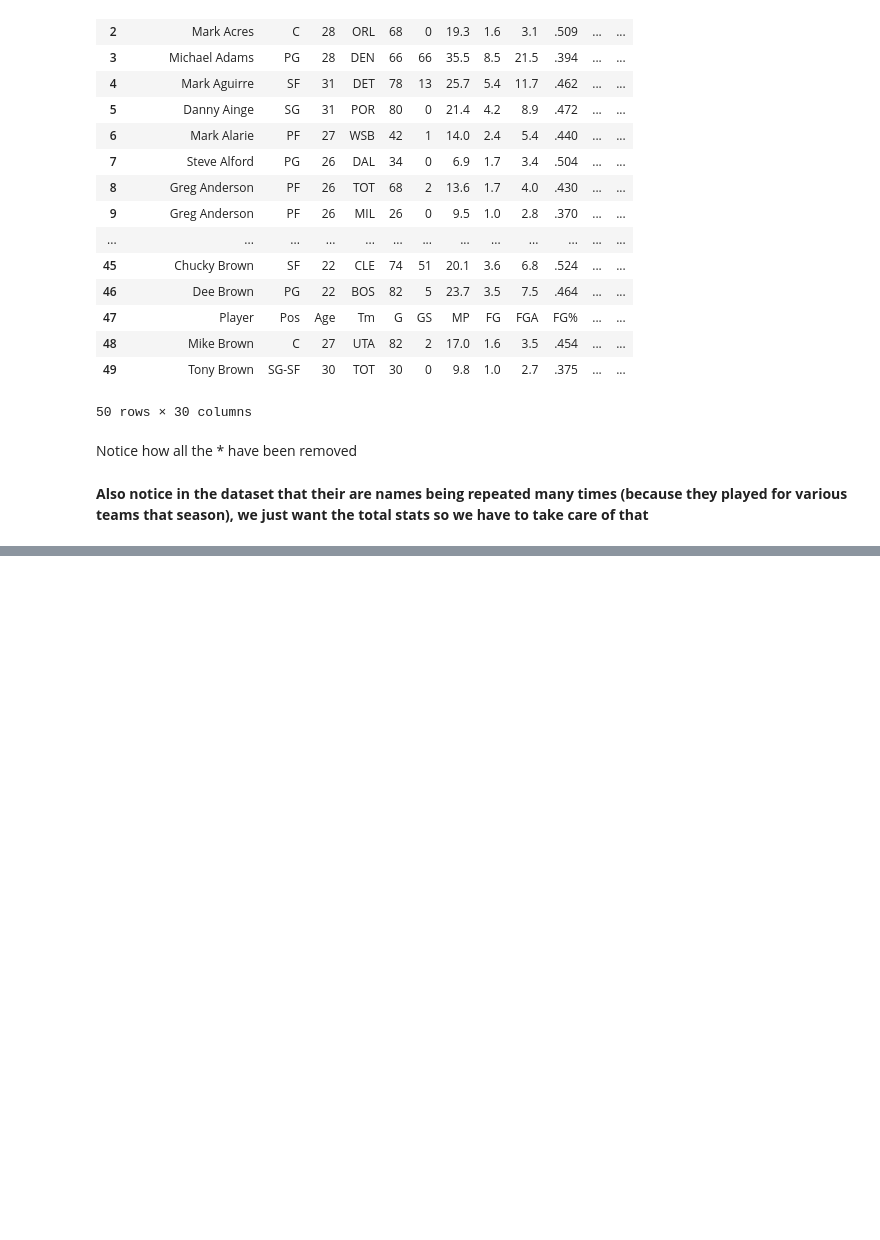
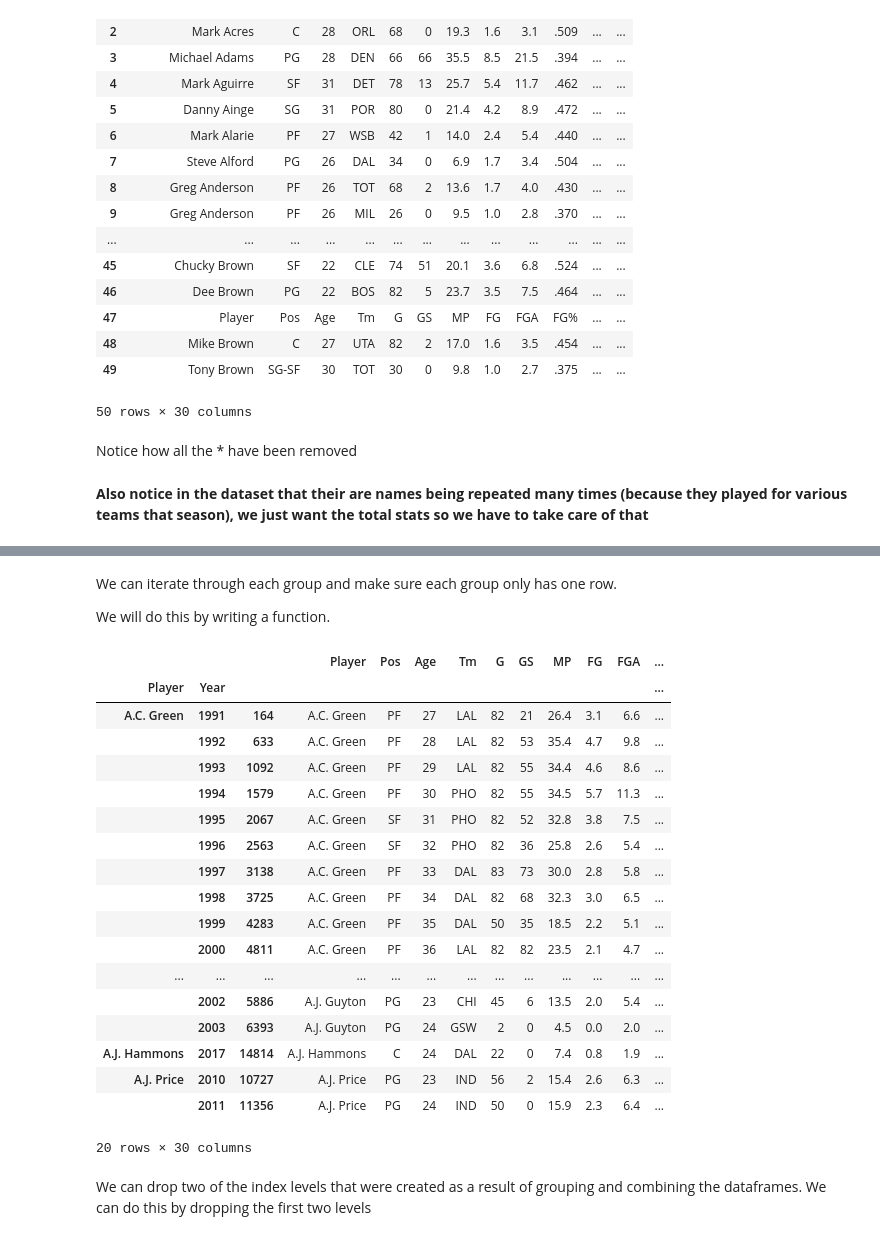
Before and after one commit to RoosterMonkey777/NBA-MVP-Predictor, a Jupyter notebook: nba_mvp_data_cleaning.ipynb, the cells around one changed output, grey strips where cells are left out. Cells and saved outputs as stored; diff of their text form; code cells hidden in the pictures; blank space fills up the shorter version.

Commit message:
cleaned mvps and players data

```diff
--- a/nba_mvp_data_cleaning.ipynb
+++ b/nba_mvp_data_cleaning.ipynb
@@ -135,0 +149,39 @@ Notice how all the * have been removed
+# %% [markdown]
+We can iterate through each group and make sure each group only has one row.
+
+We will do this by writing a function.
+# %%
+def single_row(df):
+    if df.shape[0] == 1: # if there is only one row just leave it
+        return df
+    else:
+        row = df[df["Tm"] == "TOT"] # TOT doesnt match the mvp data, so we need to replace it with the last team they played for
+        row["Tm"] = df.iloc[-1,:]["Tm"] # the team in the last row
+        return row
+# %%
+# now we can use the .apply() method to apply the function to each group
+players = players.groupby(["Player", "Year"]).apply(single_row)
+# %%
+players.head(20)
+# %% [output]
+|  |  |  | Player | Pos | Age | Tm | G | GS | MP | FG | FGA | ... |
+| Player | Year |  |  |  |  |  |  |  |  |  |  | ... |
+| A.C. Green | 1991 | 164 | A.C. Green | PF | 27 | LAL | 82 | 21 | 26.4 | 3.1 | 6.6 | ... |
+|  | 1992 | 633 | A.C. Green | PF | 28 | LAL | 82 | 53 | 35.4 | 4.7 | 9.8 | ... |
+|  | 1993 | 1092 | A.C. Green | PF | 29 | LAL | 82 | 55 | 34.4 | 4.6 | 8.6 | ... |
+|  | 1994 | 1579 | A.C. Green | PF | 30 | PHO | 82 | 55 | 34.5 | 5.7 | 11.3 | ... |
+|  | 1995 | 2067 | A.C. Green | SF | 31 | PHO | 82 | 52 | 32.8 | 3.8 | 7.5 | ... |
+|  | 1996 | 2563 | A.C. Green | SF | 32 | PHO | 82 | 36 | 25.8 | 2.6 | 5.4 | ... |
+|  | 1997 | 3138 | A.C. Green | PF | 33 | DAL | 83 | 73 | 30.0 | 2.8 | 5.8 | ... |
+|  | 1998 | 3725 | A.C. Green | PF | 34 | DAL | 82 | 68 | 32.3 | 3.0 | 6.5 | ... |
+|  | 1999 | 4283 | A.C. Green | PF | 35 | DAL | 50 | 35 | 18.5 | 2.2 | 5.1 | ... |
+|  | 2000 | 4811 | A.C. Green | PF | 36 | LAL | 82 | 82 | 23.5 | 2.1 | 4.7 | ... |
+| ... | ... | ... | ... | ... | ... | ... | ... | ... | ... | ... | ... | ... |
+|  | 2002 | 5886 | A.J. Guyton | PG | 23 | CHI | 45 | 6 | 13.5 | 2.0 | 5.4 | ... |
+|  | 2003 | 6393 | A.J. Guyton | PG | 24 | GSW | 2 | 0 | 4.5 | 0.0 | 2.0 | ... |
+| A.J. Hammons | 2017 | 14814 | A.J. Hammons | C | 24 | DAL | 22 | 0 | 7.4 | 0.8 | 1.9 | ... |
+| A.J. Price | 2010 | 10727 | A.J. Price | PG | 23 | IND | 56 | 2 | 15.4 | 2.6 | 6.3 | ... |
+|  | 2011 | 11356 | A.J. Price | PG | 24 | IND | 50 | 0 | 15.9 | 2.3 | 6.4 | ... |
+20 rows × 30 columns
+# %% [markdown]
+We can drop two of the index levels that were created as a result of grouping and combining the dataframes. We can do this by dropping the first two levels
```
Also changed, not shown: parts of 19 cells of this notebook.
